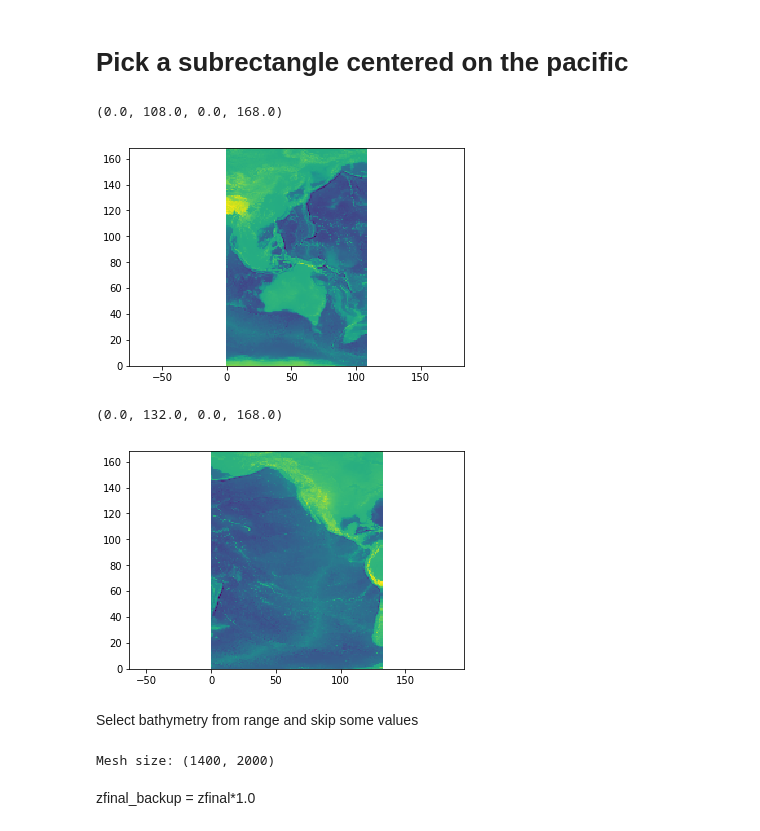
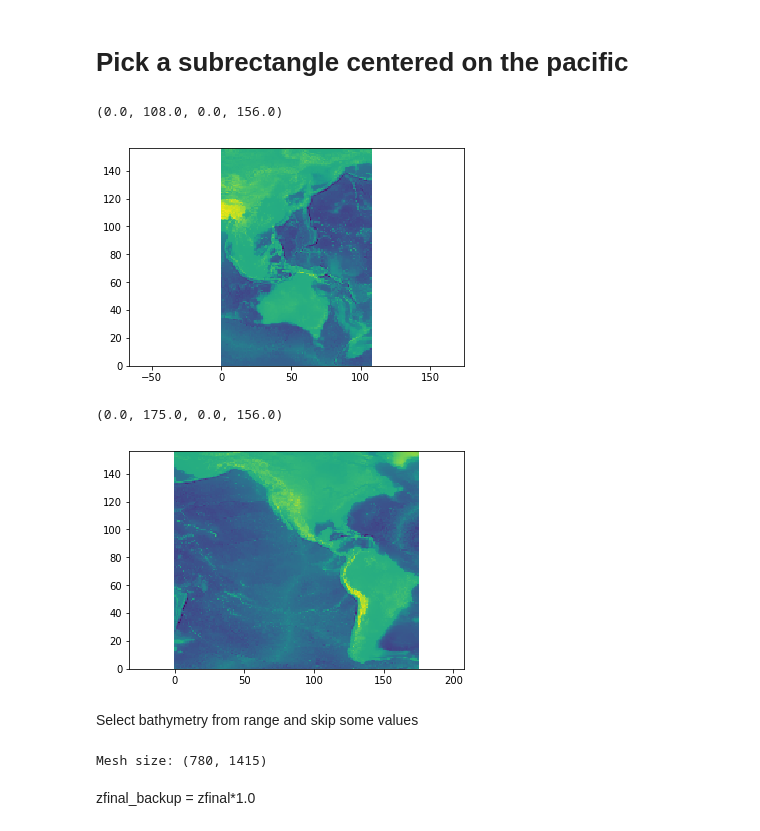
Before and after one commit to jgalazm/comp-geo-paper-figures, a Jupyter notebook: 03_biobio2010/data/bathymetry.ipynb, the cells around one changed output. Drawn from its saved outputs; the diff is of its cells as text; code cells hidden in the pictures.

```diff
--- a/03_biobio2010/data/bathymetry.ipynb
+++ b/03_biobio2010/data/bathymetry.ipynb
@@ -25,7 +25,7 @@ I want the rectangle $ (lon,lat) \in [-240,-120] \times [-60, 60] $, but can onl
 # %% [markdown]
 # Pick a subrectangle centered on the pacific
 # %%
-y0 = -70
+y0 = -60
 y1 = 70
 j0 = int((y0+90)*60)
 j1 = int((y1+90)*60)
@@ -38,26 +38,26 @@ i1 = int((x1+180)*60)
 plt.pcolormesh(z[j0:j1:50,i0:i1:50])
 plt.axis('equal')
 # %% [output]
-(0.0, 108.0, 0.0, 168.0)
+(0.0, 108.0, 0.0, 156.0)
-[figure, old version]
+[figure, new version]
 # %%
-x2 = 290-360
+x2 = -34.17
 i2 = int((x2+180)*60)
 
 plt.pcolormesh(z[j0:j1:50,:i2:50])
 plt.axis('equal')
 # %% [output]
-(0.0, 132.0, 0.0, 168.0)
+(0.0, 175.0, 0.0, 156.0)
-[figure, old version]
+[figure, new version]
 # %% [markdown]
 Select bathymetry from range and skip some values
 # %%
-skip = 6
+skip = 10
 zfinal = np.hstack([z[j0:j1:skip,i0:i1:skip], z[j0:j1:skip,:i2:skip]])
 zfinal = zfinal
 print('Mesh size:', zfinal.shape)
 # %% [output]
-Mesh size: (1400, 2000)
+Mesh size: (780, 1415)
 # %% [markdown]
 zfinal_backup = zfinal*1.0
 # %% [markdown]
```
Also changed, not shown: parts of 8 cells of this notebook, 3 other files.
